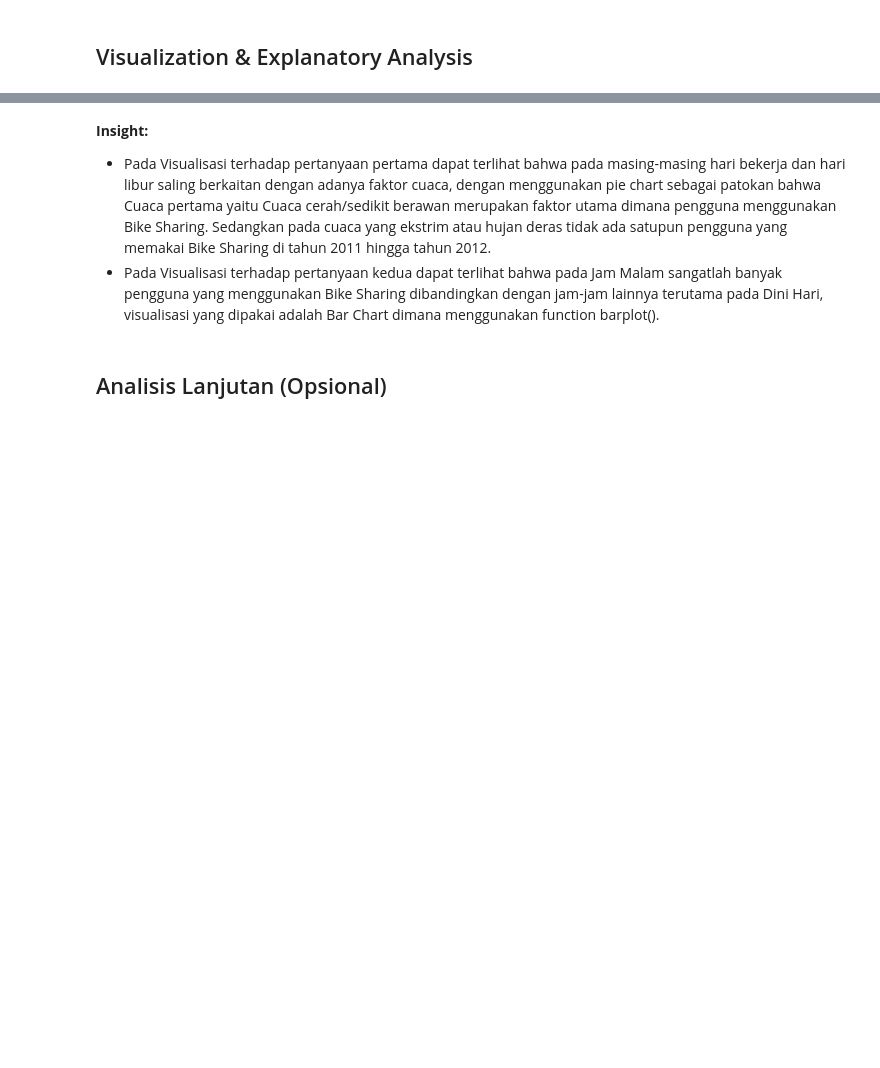
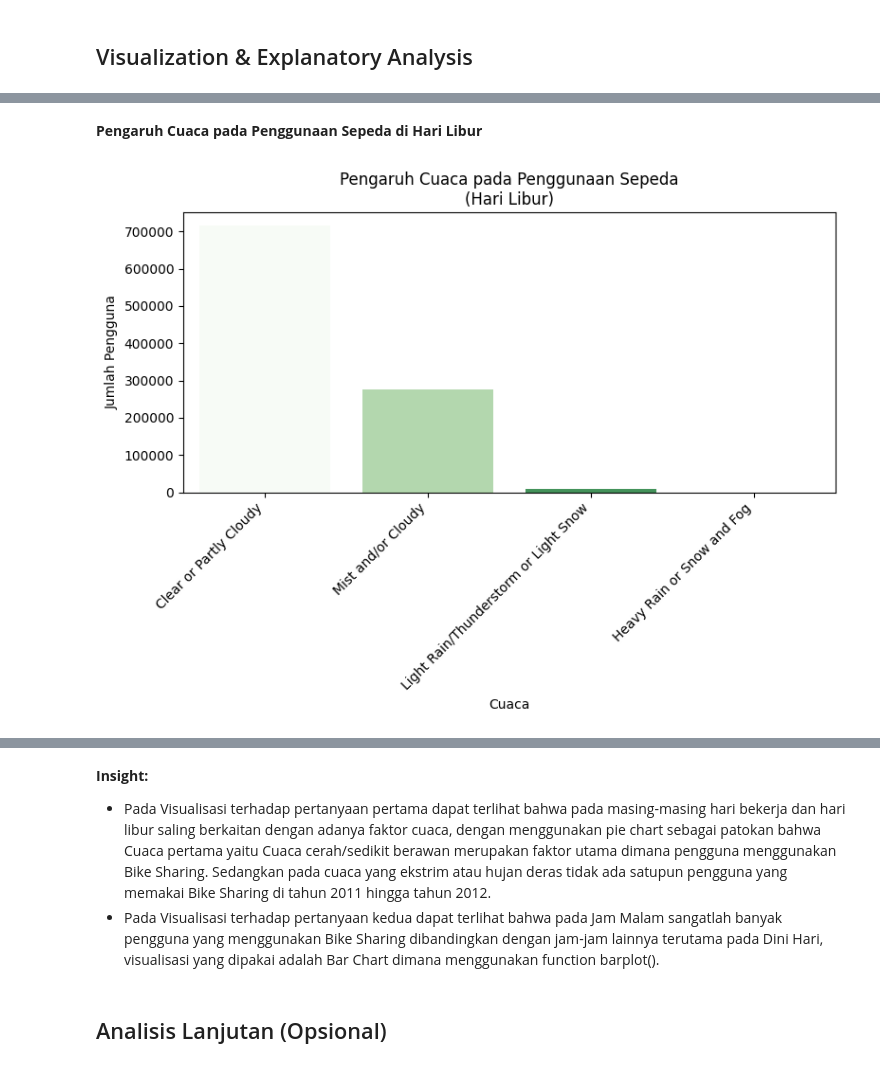
Before and after one commit to bagusangkasawan/data-analysis, a Jupyter notebook: Proyek_Analisis_Data.ipynb, the cells around one changed output, grey strips where cells are left out. Drawn from its saved outputs; the diff is of its cells as text; code cells hidden in the pictures; blank space fills up the shorter version.

```diff
--- a/Proyek_Analisis_Data.ipynb
+++ b/Proyek_Analisis_Data.ipynb
@@ -431,0 +343,24 @@ plt.show()
+# %% [markdown]
+**Pengaruh Cuaca pada Penggunaan Sepeda di Hari Libur**
+# %%
+# Data untuk hari libur
+weather_holiday_df = day_df[day_df["workingday"] == 0].groupby(["weathersit"]).cnt.sum().reset_index()
+if not (weather_holiday_df['weathersit'] == 4).any():
+    new_row = pd.DataFrame({"weathersit": [4], "cnt": [0]})
+    weather_holiday_df = pd.concat([weather_holiday_df, new_row], ignore_index=True)
+weather_holiday_df.rename(columns={"weathersit": "weather_index", "cnt": "users_count"}, inplace=True)
+
+# Visualisasi hari libur
+fig, ax = plt.subplots(figsize=(8, 6))
+
+sns.barplot(x="weather_index", y="users_count", hue="weather_index", data=weather_holiday_df, palette="Greens", dodge=False, ax=ax)
+ax.set_title("Pengaruh Cuaca pada Penggunaan Sepeda\n(Hari Libur)")
+ax.set_xticks(range(len(labels_detail)))
+ax.set_xticklabels(labels_detail, rotation=45, ha="right")
+ax.set_xlabel("Cuaca")
+ax.set_ylabel("Jumlah Pengguna")
+plt.legend([], [], frameon=False)
+plt.tight_layout()
+plt.show()
+# %% [output]
+[figure, added]
```
Also changed, not shown: parts of 23 cells of this notebook.
